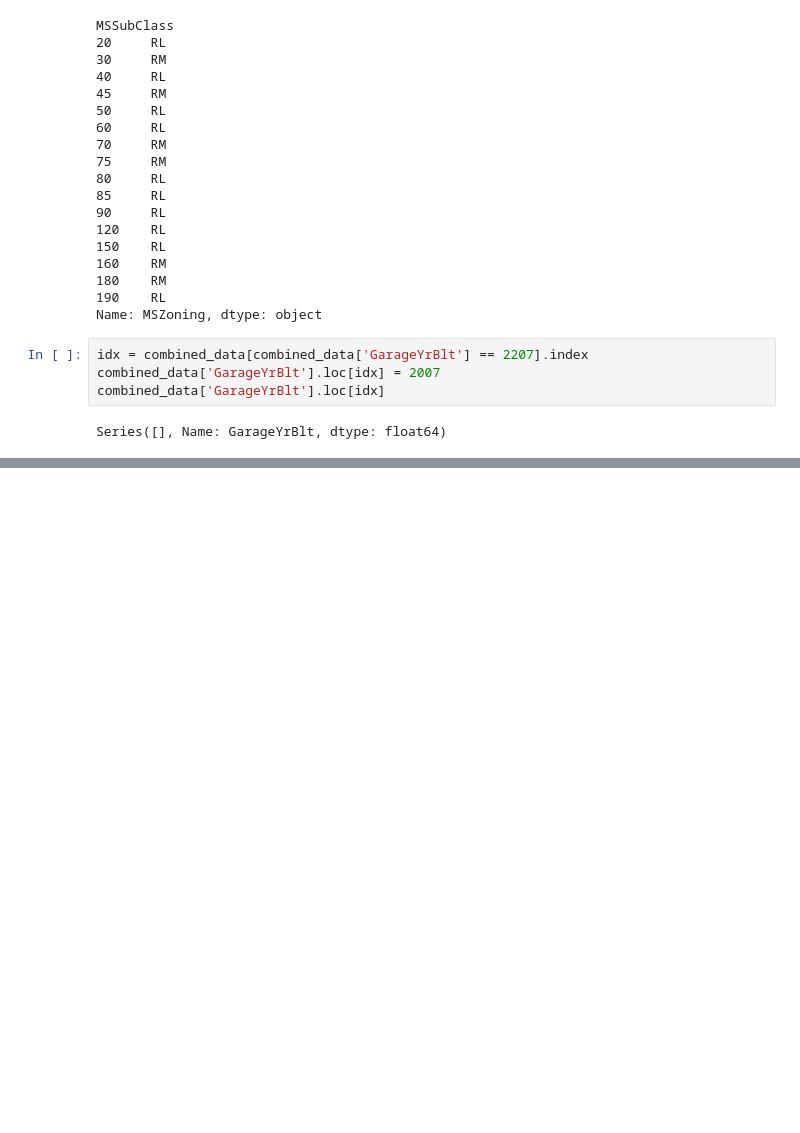
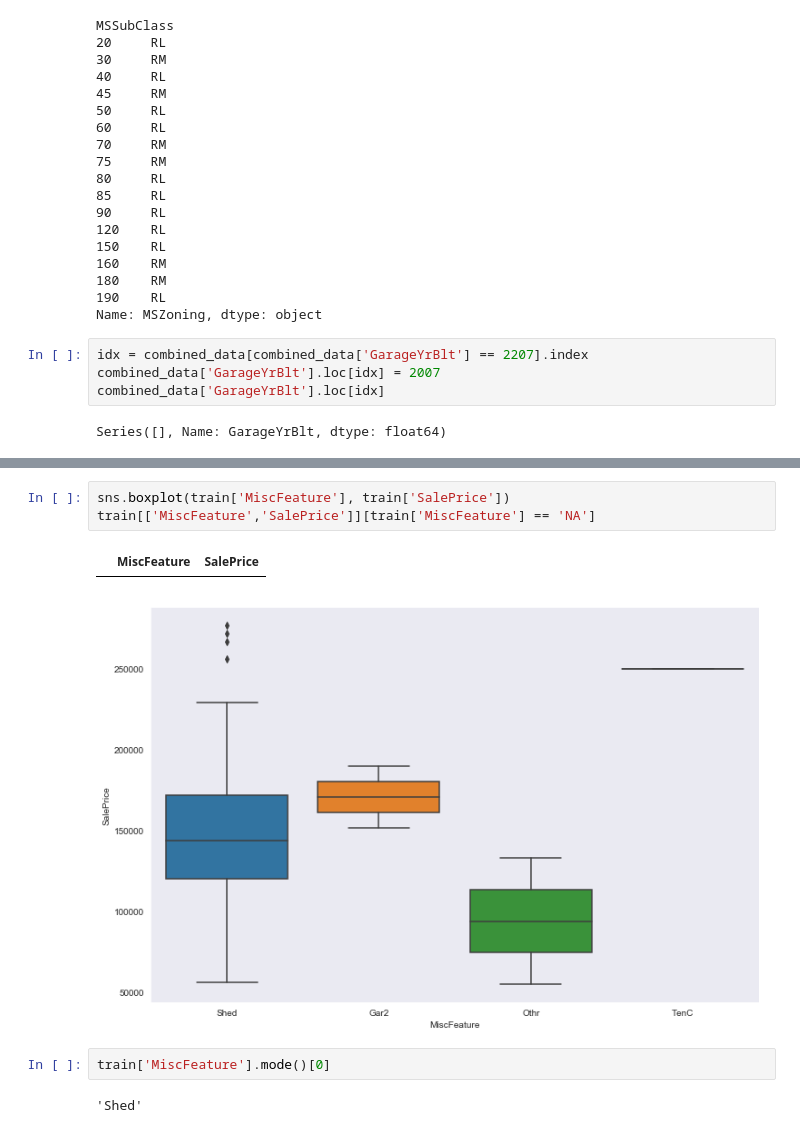
Before and after one commit to chazzy1/nycdsaML, a Jupyter notebook: choi/EDA.ipynb, the cells around one changed output, grey strips where cells are left out. Saved outputs shown, nothing was run; the diff lists cells and outputs as text; blank space fills up the shorter version.

```diff
--- a/choi/EDA.ipynb
+++ b/choi/EDA.ipynb
@@ -486,0 +493,10 @@ Series([], Name: GarageYrBlt, dtype: float64)
+# %%
+sns.boxplot(train['MiscFeature'], train['SalePrice'])
+train[['MiscFeature','SalePrice']][train['MiscFeature'] == 'NA']
+# %% [output]
+|  | MiscFeature | SalePrice |
+[figure, added]
+# %%
+train['MiscFeature'].mode()[0]
+# %% [output]
+'Shed'
```
Also changed, not shown: parts of 4 cells of this notebook, 10 other files.
